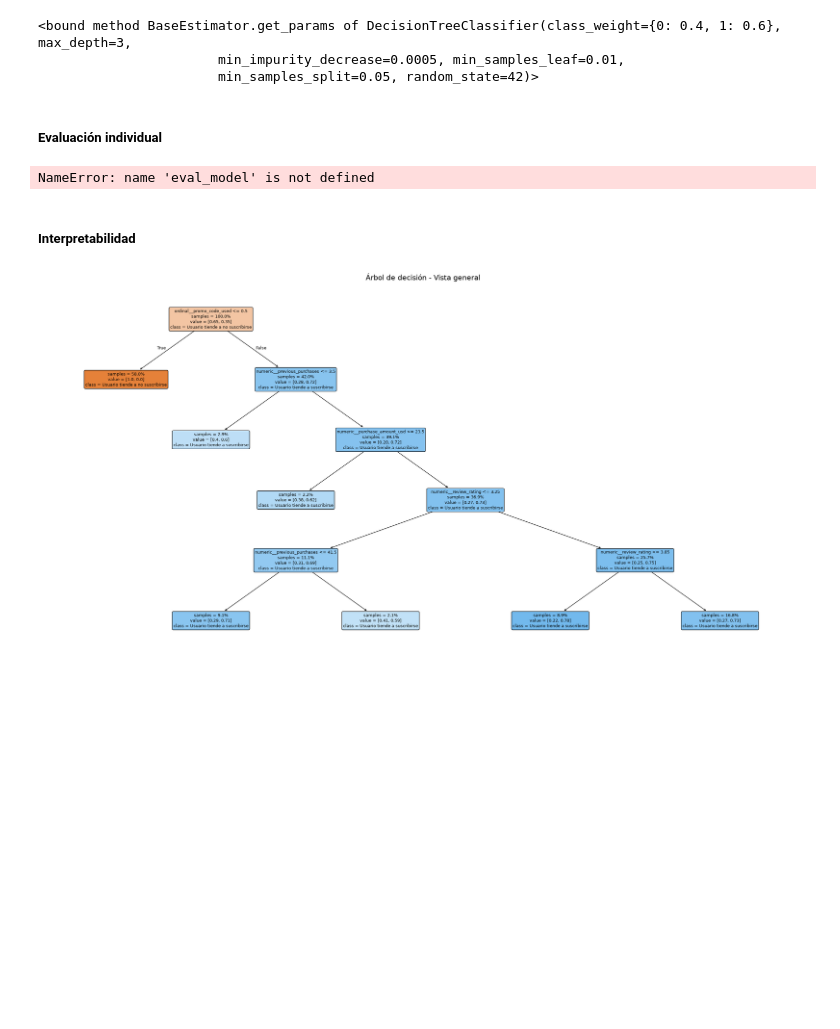
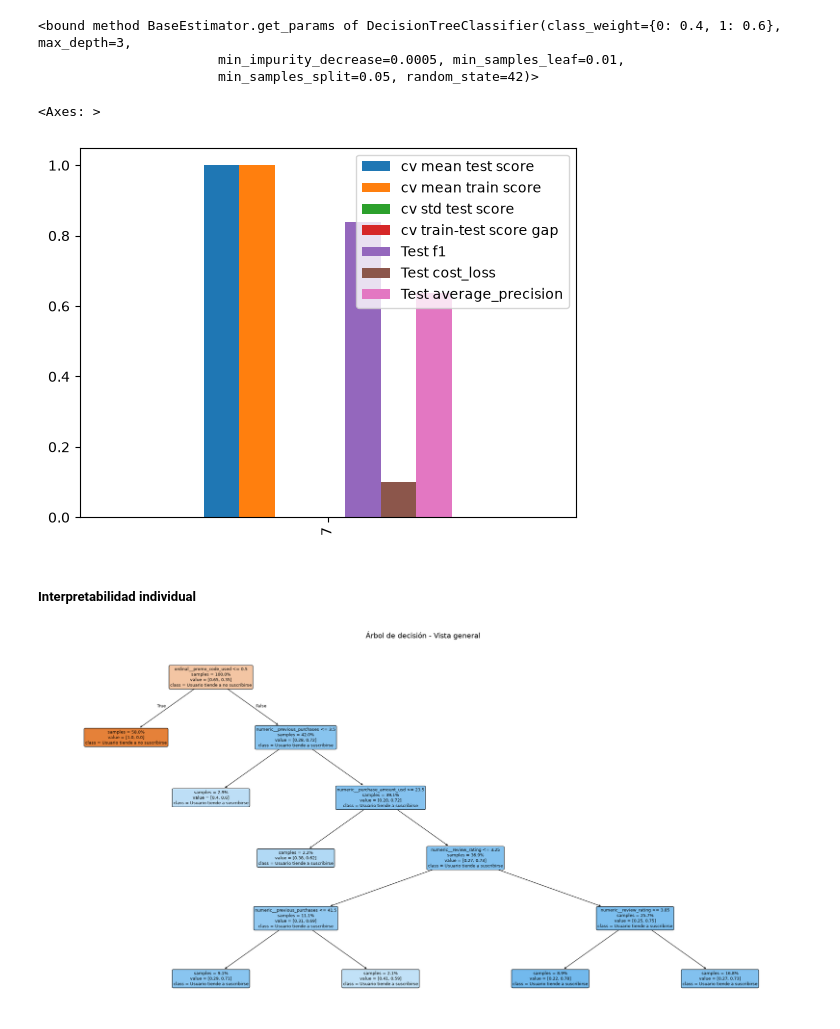
Before and after one commit to ianCristianAriel/2024-eeuu-comportamiento-consumidor, a Jupyter notebook: notebooks/5_machine_learning.ipynb, the cells around one changed output. Saved outputs shown, nothing was run; the diff lists cells and outputs as text; code cells hidden in the pictures; blank space fills up the shorter version.

```diff
--- a/notebooks/5_machine_learning.ipynb
+++ b/notebooks/5_machine_learning.ipynb
@@ -457,5 +463,10 @@ decision_tree_sin_reduccion.get_params
 <bound method BaseEstimator.get_params of DecisionTreeClassifier(class_weight={0: 0.4, 1: 0.6}, max_depth=3,
                        min_impurity_decrease=0.0005, min_samples_leaf=0.01,
                        min_samples_split=0.05, random_state=42)>
+# %%
+df_experiments[(df_experiments['Modelo']=='DTC') & (df_experiments['Reducción']=='Sin reducción')].plot(kind='bar')
+# %% [output]
+<Axes: >
+[figure, added]
 # %% [markdown]
-##### Evaluación individual
+##### Interpretabilidad individual
@@ -464,9 +473,3 @@ X_test = pipeline_decision_tree_sin_reduccion.named_steps['preprocessor'].transf
-# %%
-eval_model(is_classification=True, model=decision_tree_sin_reduccion, X=X_test, y=y_test)
-# %% [output]
-NameError: name 'eval_model' is not defined
-# %% [markdown]
-##### Interpretabilidad
 # %%
 nombres_variables = (
     pipeline_decision_tree_sin_reduccion
```
Also changed, not shown: parts of 14 cells of this notebook, 2 other files.
